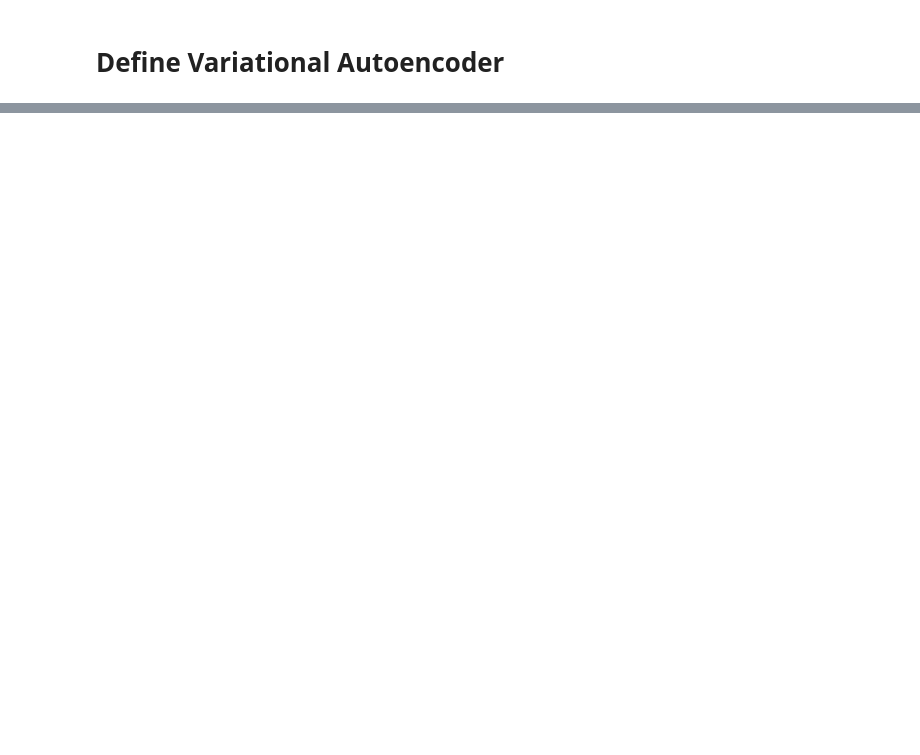
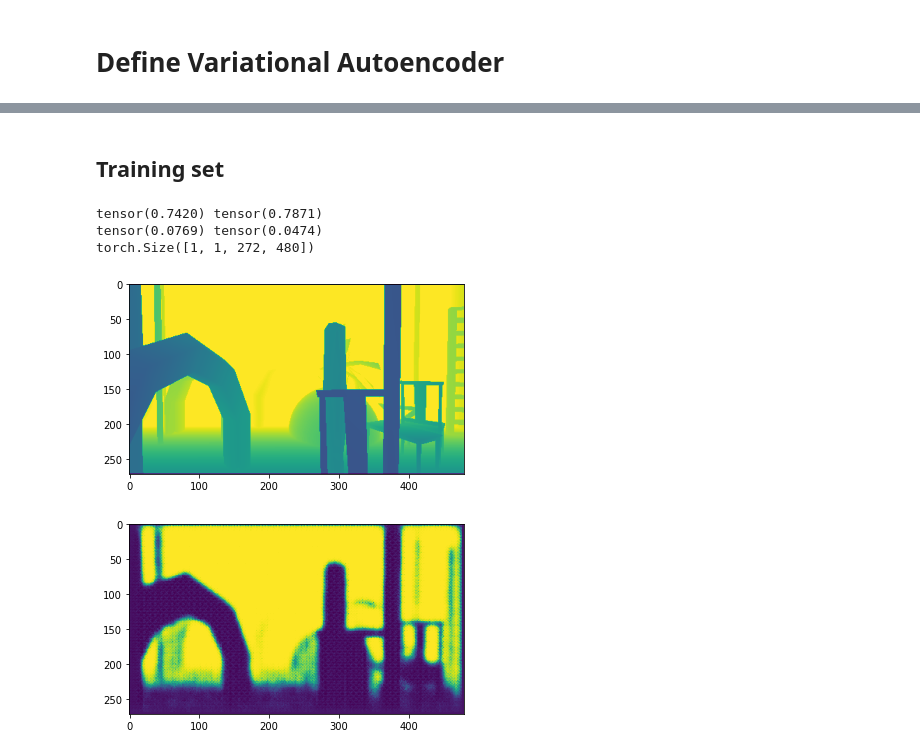
Before and after one commit to patricknitschke/Pytorch, a Jupyter notebook: VAE/vae_di.ipynb, the cells around one changed output, grey strips where cells are left out. Saved outputs shown, nothing was run; the diff lists cells and outputs as text; code cells hidden in the pictures; blank space fills up the shorter version.

```diff
--- a/VAE/vae_di.ipynb
+++ b/VAE/vae_di.ipynb
@@ -192,0 +247,23 @@ with torch.no_grad():
+# %% [markdown]
+## Training set
+# %%
+vae_model.eval()
+# Visualise sample of images
+with torch.no_grad():
+    for images in train_loader:
+        # VAE forward pass
+        _, _, x_hat = vae_model(images)
+
+        print(images.mean(), x_hat.mean())
+        print(images.var(), x_hat.var())
+        print(images.shape)
+        for idx in range(1):
+            # show images
+            imshow(images[idx])
+            imshow(x_hat[idx])
+# %% [output]
+tensor(0.7420) tensor(0.7871)
+tensor(0.0769) tensor(0.0474)
+torch.Size([1, 1, 272, 480])
+[figure, added]
+[figure, added]
```
Also changed, not shown: parts of 19 cells of this notebook, 4 other files.
